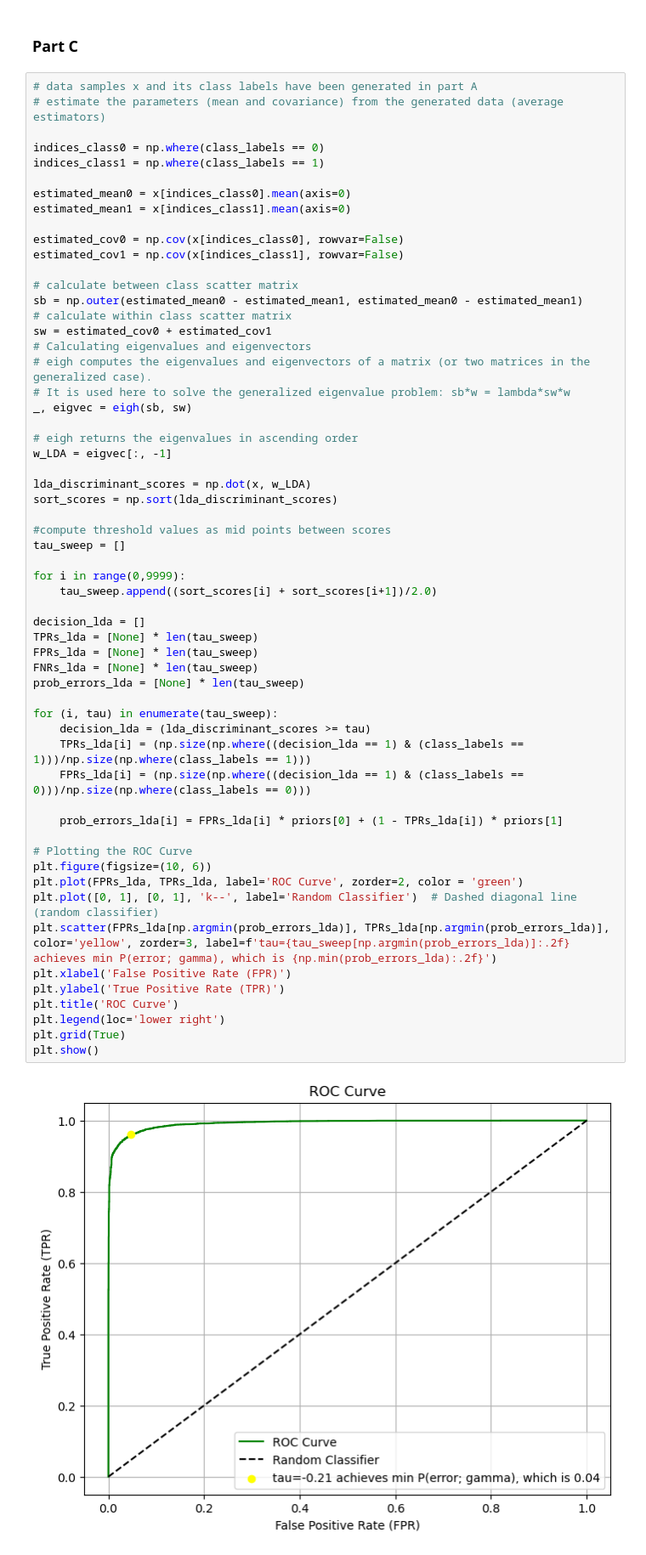
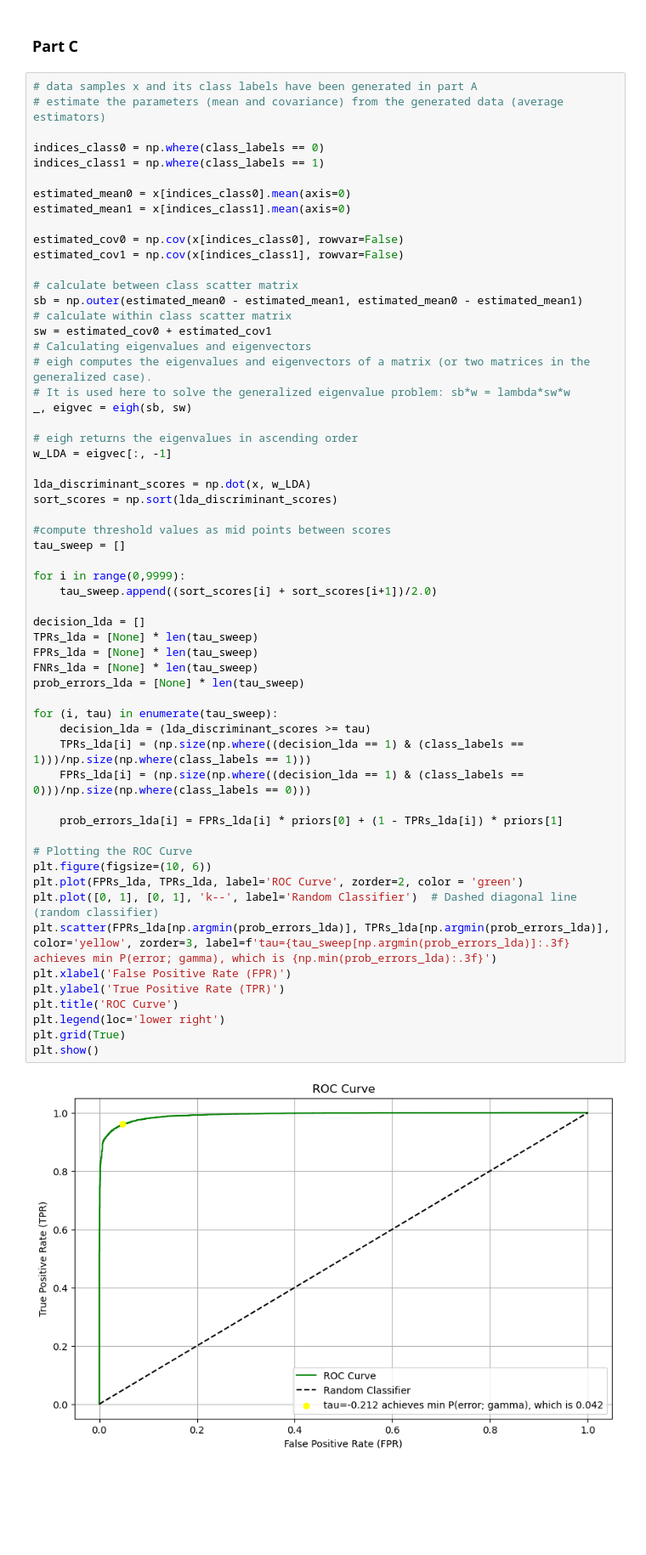
Before and after one commit to marionajaramillo2001/EECE5644-Introduction-to-Machine-Learning, a Jupyter notebook: Assignment 1/question_1.ipynb, the cells around one changed output. Shown at 85% size. Drawn from its saved outputs; the diff is of its cells as text; blank space fills up the shorter version.

```diff
--- a/Assignment 1/question_1.ipynb
+++ b/Assignment 1/question_1.ipynb
@@ -198,35 +198,35 @@ sort_scores = np.sort(lda_discriminant_scores)
 #compute threshold values as mid points between scores
 tau_sweep = []
 
 for i in range(0,9999):
     tau_sweep.append((sort_scores[i] + sort_scores[i+1])/2.0)
 
 decision_lda = []
 TPRs_lda = [None] * len(tau_sweep)
 FPRs_lda = [None] * len(tau_sweep)
 FNRs_lda = [None] * len(tau_sweep)
 prob_errors_lda = [None] * len(tau_sweep)
 
 for (i, tau) in enumerate(tau_sweep):
     decision_lda = (lda_discriminant_scores >= tau)
     TPRs_lda[i] = (np.size(np.where((decision_lda == 1) & (class_labels == 1)))/np.size(np.where(class_labels == 1)))
     FPRs_lda[i] = (np.size(np.where((decision_lda == 1) & (class_labels == 0)))/np.size(np.where(class_labels == 0)))
 
     prob_errors_lda[i] = FPRs_lda[i] * priors[0] + (1 - TPRs_lda[i]) * priors[1]
 
 # Plotting the ROC Curve
 plt.figure(figsize=(10, 6))
 plt.plot(FPRs_lda, TPRs_lda, label='ROC Curve', zorder=2, color = 'green')
 plt.plot([0, 1], [0, 1], 'k--', label='Random Classifier')  # Dashed diagonal line (random classifier)
-plt.scatter(FPRs_lda[np.argmin(prob_errors_lda)], TPRs_lda[np.argmin(prob_errors_lda)], color='yellow', zorder=3, label=f'tau={tau_sweep[np.argmin(prob_errors_lda)]:.2f} achieves min P(error; gamma), which is {np.min(prob_errors_lda):.2f}')
+plt.scatter(FPRs_lda[np.argmin(prob_errors_lda)], TPRs_lda[np.argmin(prob_errors_lda)], color='yellow', zorder=3, label=f'tau={tau_sweep[np.argmin(prob_errors_lda)]:.3f} achieves min P(error; gamma), which is {np.min(prob_errors_lda):.3f}')
 plt.xlabel('False Positive Rate (FPR)')
 plt.ylabel('True Positive Rate (TPR)')
 plt.title('ROC Curve')
 plt.legend(loc='lower right')
 plt.grid(True)
 plt.show()
 # %% [output]
-[figure, old version]
+[figure, new version]
 # %%
 # Combined ROC curve
 plt.figure(figsize=(10, 6))
```
Also changed, not shown: parts of 1 cell of this notebook, 8 other files.
